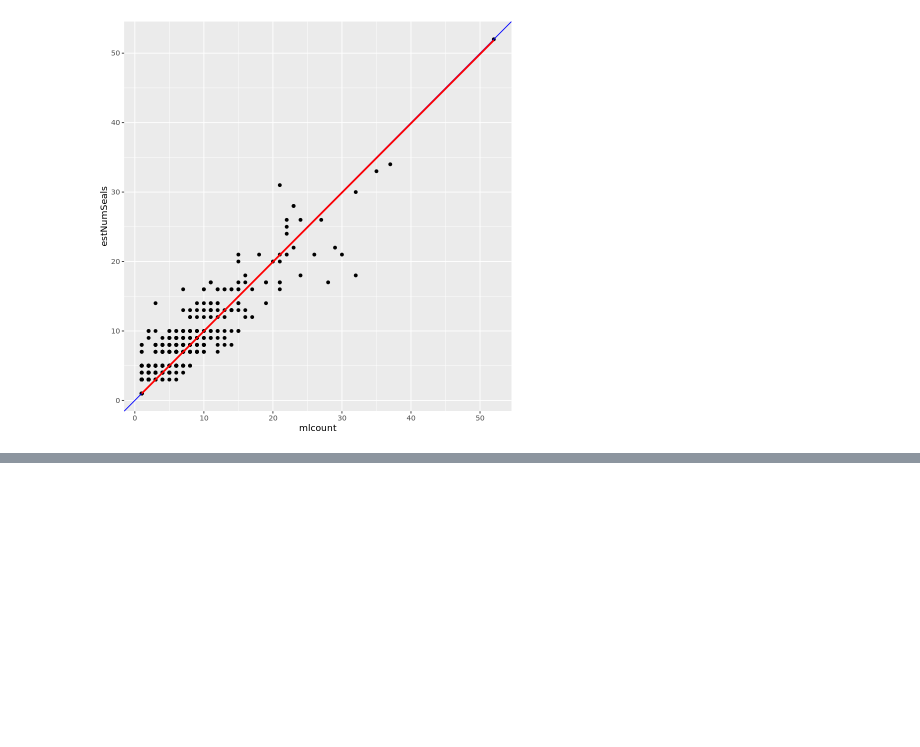
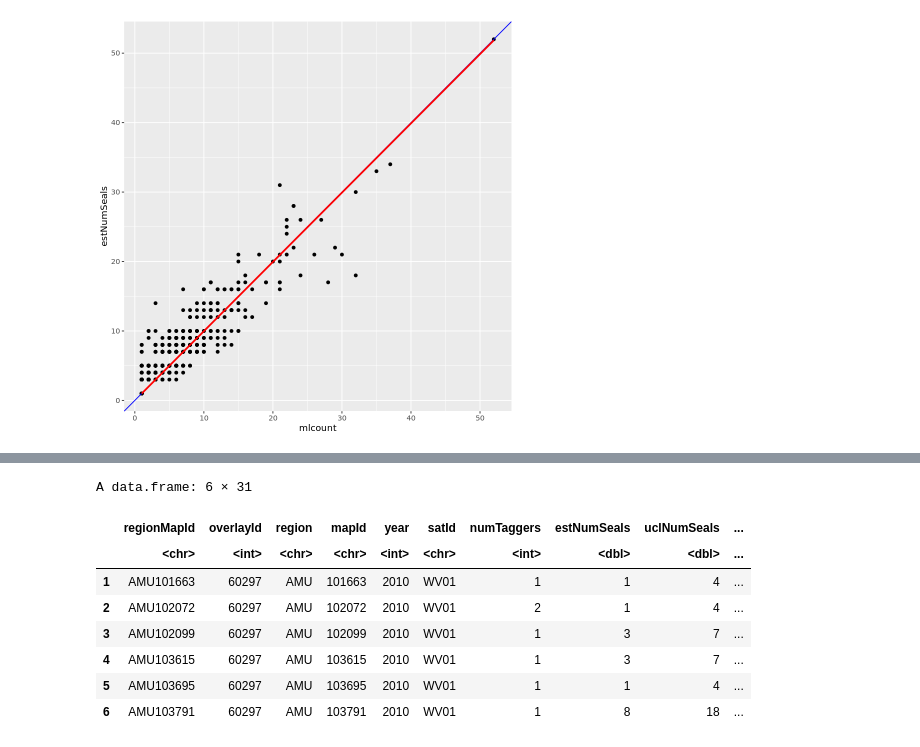
Before and after one commit to pointblue/ContinentalWESEestimates, a Jupyter notebook: notebooks/Count Seals From Tags.ipynb, the cells around one changed output, grey strips where cells are left out. Cells and saved outputs as stored; diff of their text form; code cells hidden in the pictures; blank space fills up the shorter version.

```diff
--- a/notebooks/Count Seals From Tags.ipynb
+++ b/notebooks/Count Seals From Tags.ipynb
@@ -698,0 +714,16 @@ So here we fit a model for the hour effect, so that we can then remove this effe
+# %%
+# Merge with counts
+counts<-merge(counts,ntdf,by="regionMapId",all.x=T)
+counts$scaledTotalTags<-scale(counts$totalTags); counts$scaledTotalTags<-as.numeric(counts$scaledTotalTags)
+counts$scaledAvgTags<-scale(counts$avgTags); counts$scaledAvgTags<-as.numeric(counts$scaledAvgTags)
+head(counts)
+# %% [output]
+A data.frame: 6 × 31
+|  | regionMapId | overlayId | region | mapId | year | satId | numTaggers | estNumSeals | uclNumSeals | ... |
+|  | <chr> | <int> | <chr> | <chr> | <int> | <chr> | <int> | <dbl> | <dbl> | ... |
+| 1 | AMU101663 | 60297 | AMU | 101663 | 2010 | WV01 | 1 | 1 | 4 | ... |
+| 2 | AMU102072 | 60297 | AMU | 102072 | 2010 | WV01 | 2 | 1 | 4 | ... |
+| 3 | AMU102099 | 60297 | AMU | 102099 | 2010 | WV01 | 1 | 3 | 7 | ... |
+| 4 | AMU103615 | 60297 | AMU | 103615 | 2010 | WV01 | 1 | 3 | 7 | ... |
+| 5 | AMU103695 | 60297 | AMU | 103695 | 2010 | WV01 | 1 | 1 | 4 | ... |
+| 6 | AMU103791 | 60297 | AMU | 103791 | 2010 | WV01 | 1 | 8 | 18 | ... |
```
Also changed, not shown: parts of 8 cells of this notebook, 1 other file.
